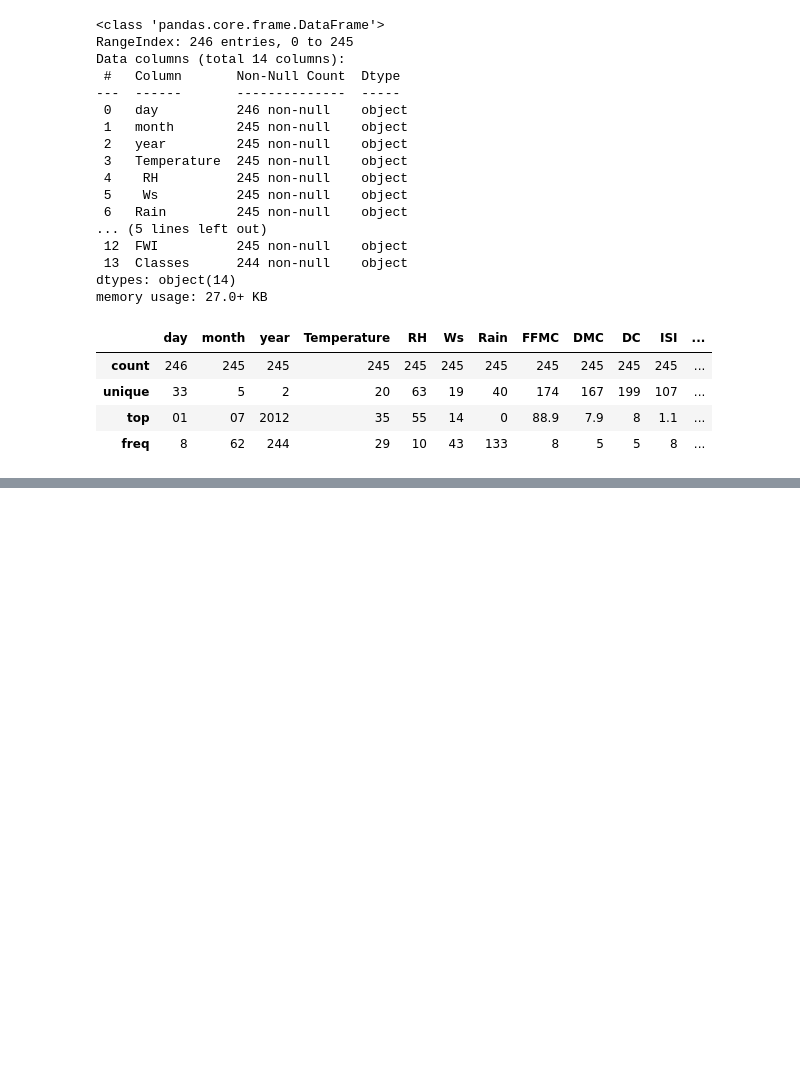
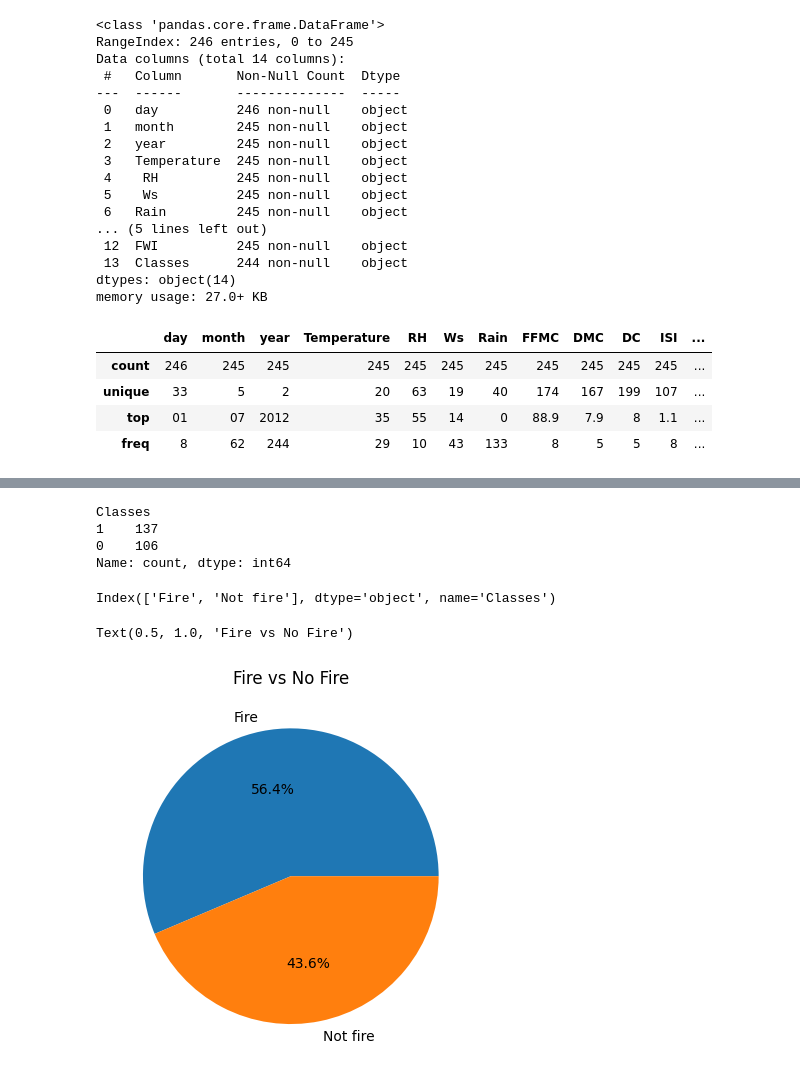
Before and after one commit to tahaftm/Udemy-ML, a Jupyter notebook: Lectures/Ridge, Lasso and Elastic net/Linear regression.ipynb, the cells around one changed output, grey strips where cells are left out. Cells and saved outputs as stored; diff of their text form; code cells hidden in the pictures; blank space fills up the shorter version.

```diff
--- a/Lectures/Ridge, Lasso and Elastic net/Linear regression.ipynb
+++ b/Lectures/Ridge, Lasso and Elastic net/Linear regression.ipynb
@@ -46,0 +219,3 @@ df.describe()
+# %%
+df[['Rain','FFMC', 'DMC', 'DC', 'ISI', 'BUI', 'FWI']] = df[['Rain','FFMC', 'DMC', 'DC', 'ISI', 'BUI', 'FWI']].astype(float)
+df.info()
@@ -46,0 +255,3 @@ df.describe()
+# %%
+df_copy = df.drop(['day', 'month', 'year'], axis=1)
+df_copy.head()
@@ -46,0 +272,3 @@ df.describe()
+# %%
+df_copy['Classes'] = np.where(df_copy['Classes'].str.contains('not fire'),0,1).astype(int)
+df_copy.head()
@@ -46,0 +291,20 @@ df.describe()
+# %%
+df_copy['Classes'].value_counts()
+# %% [output]
+Classes
+1    137
+0    106
+Name: count, dtype: int64
+# %%
+sum_ = int(df_copy['Classes'].value_counts().sum())
+percentages = (df_copy['Classes'].value_counts()/sum_)*100
+percentages.rename(index={0: "Not fire", 1: "Fire"}, inplace=True)
+percentages.index
+# %% [output]
+Index(['Fire', 'Not fire'], dtype='object', name='Classes')
+# %%
+plt.pie(percentages,labels=percentages.index, autopct='%1.1f%%')
+plt.title("Fire vs No Fire")
+# %% [output]
+Text(0.5, 1.0, 'Fire vs No Fire')
+[figure, added]
```
Also changed, not shown: parts of 42 cells of this notebook.
